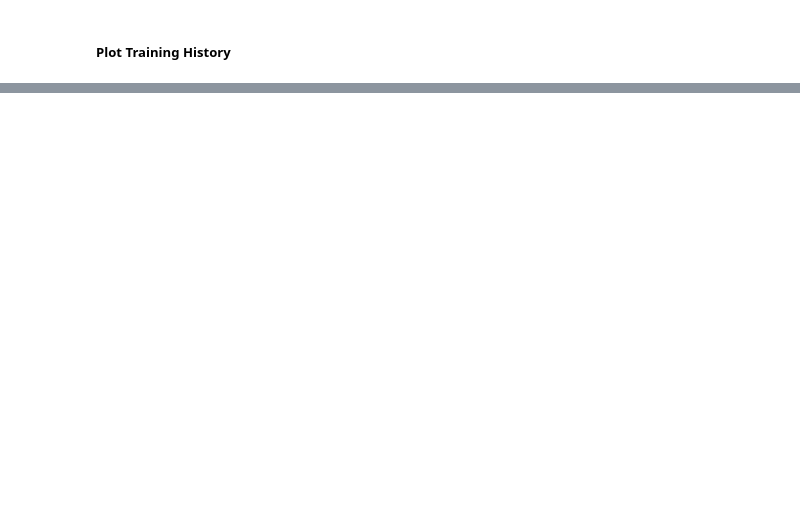
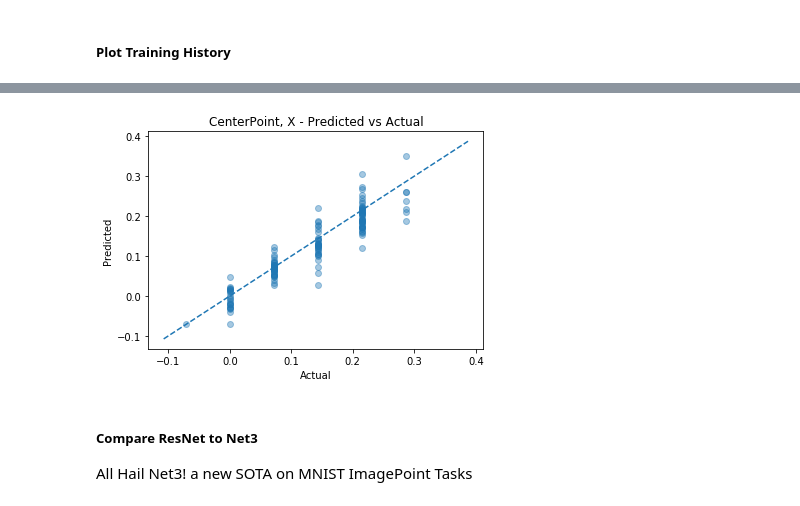
Before and after one commit to sutt/fastai-tutorial, a Jupyter notebook: tut_multitask_3.ipynb, the cells around one changed output, grey strips where cells are left out. Saved outputs shown, nothing was run; the diff lists cells and outputs as text; code cells hidden in the pictures; blank space fills up the shorter version.

```diff
--- a/tut_multitask_3.ipynb
+++ b/tut_multitask_3.ipynb
@@ -228,0 +284,4 @@ plt.legend(['train','valid']);
+# %%
+learn_net3 = Learner(dls, net3, loss_func=MSELossFlat(), )
+# %%
+learn_net3.fit(1)
@@ -228,0 +297,2 @@ plt.legend(['train','valid']);
+# %%
+learn_net3.fit(5)
@@ -228,0 +306,16 @@ plt.legend(['train','valid']);
+# %%
+def pva_plot(actuals, predcits, title=''):
+    plt.scatter(actuals, predicts, alpha=0.4)
+    y0, y1 = plt.ylim()
+    x0, x1 = plt.xlim()
+    full_area = [min(x0, y0), max(x1, y1)]
+    plt.plot(full_area, full_area, linestyle='--')
+    plt.xlabel('Actual'); plt.ylabel('Predicted');
+    plt.title(f'{title} - Predicted vs Actual');
+# %%
+preds = learn_net3.get_preds()
+actuals =  preds[1].view(-1,2)[:,0]
+predicts = preds[0][:,0]
+
+pva_plot(actuals, predicts, 'CenterPoint, X')
+# %% [output]
@@ -228,0 +323,4 @@ plt.legend(['train','valid']);
+[figure, added]
+# %% [markdown]
+##### Compare ResNet to Net3
+All Hail Net3! a new SOTA on MNIST ImagePoint Tasks
```
Also changed, not shown: parts of 67 cells of this notebook, 9 other files.
